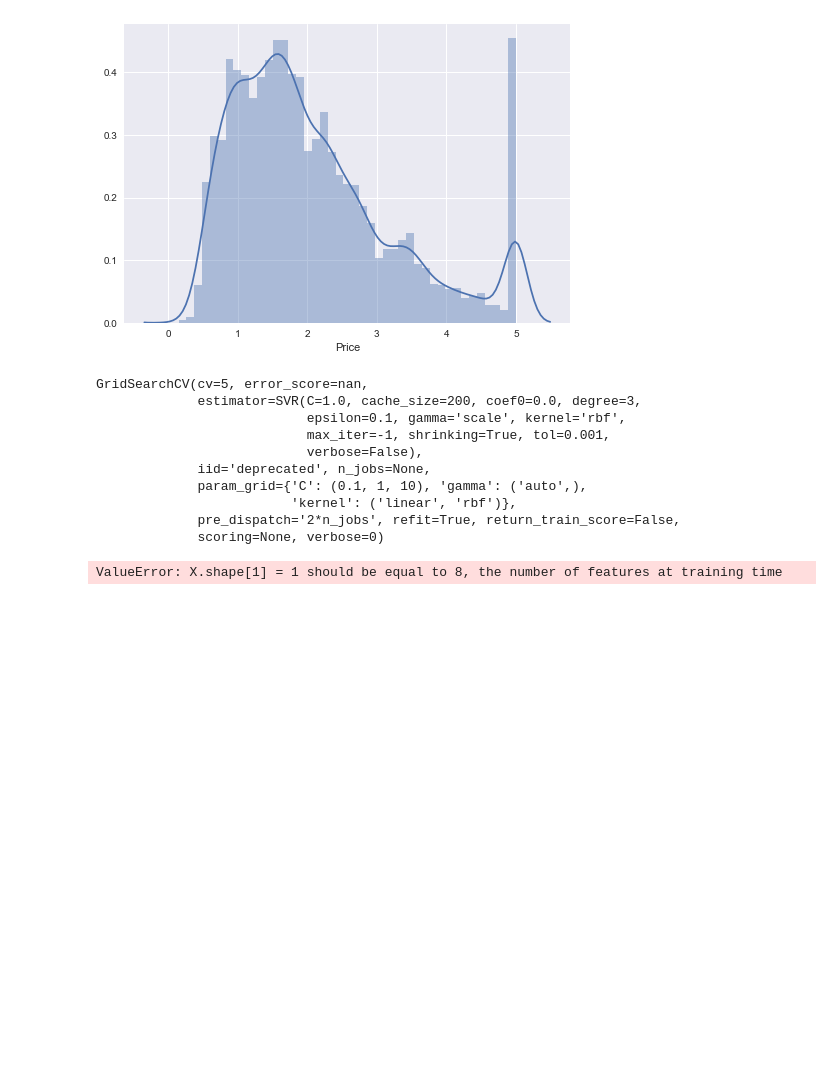
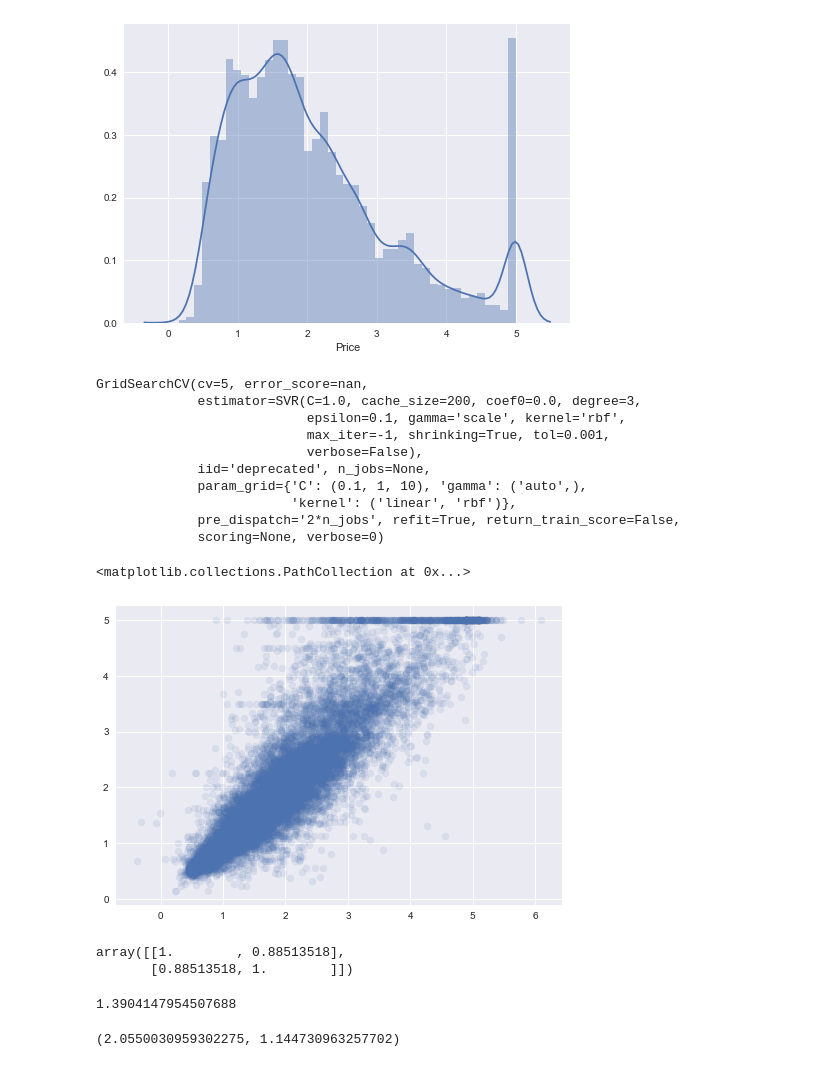
Before and after one commit to Bounty1993/ML-scripts, a Jupyter notebook: california_housing.ipynb, the cells around one changed output. Cells and saved outputs as stored; diff of their text form; code cells hidden in the pictures; blank space fills up the shorter version.

```diff
--- a/california_housing.ipynb
+++ b/california_housing.ipynb
@@ -114,6 +114,14 @@ model = grid_search.best_estimator_
 # %%
 Y = Y_train.values.reshape(-1,1)
 
-Y_pred = model.predict(Y)
+Y_pred = model.predict(X_train)
-# %% [output]
-ValueError: X.shape[1] = 1 should be equal to 8, the number of features at training time
+# %%
+plt.scatter(Y_pred, Y_train, alpha=0.1)
+# %% [output]
+<matplotlib.collections.PathCollection at 0x...>
+[figure, added]
+# %%
+np.corrcoef(Y_pred, Y_train)
+# %% [output]
+array([[1.        , 0.88513518],
+       [0.88513518, 1.        ]])
@@ -119,0 +137,8 @@ ValueError: X.shape[1] = 1 should be equal to 8, the number of features at train
+# %%
+np.sqrt(mse)
+# %% [output]
+1.3904147954507688
+# %%
+np.mean(Y_test), np.std(Y_test)
+# %% [output]
+(2.0550030959302275, 1.144730963257702)
```
Also changed, not shown: parts of 6 cells of this notebook, 1 other file.
